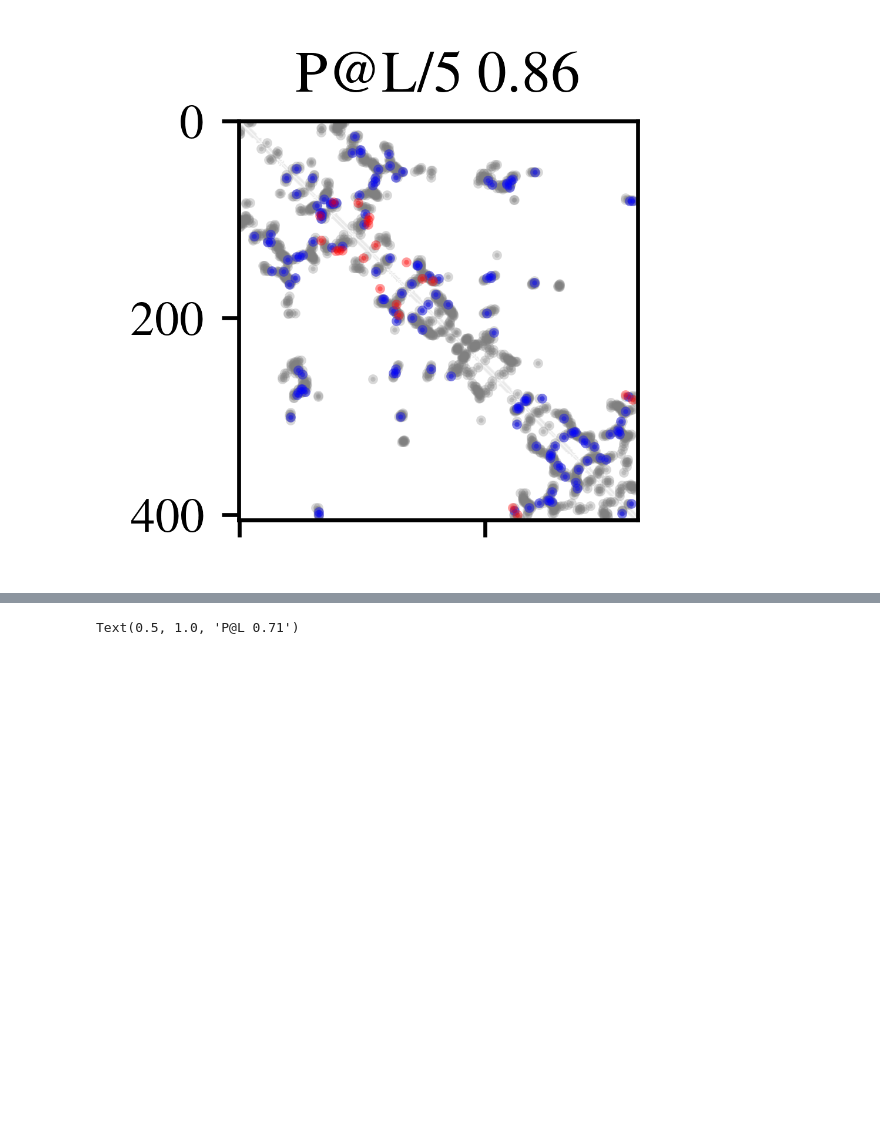
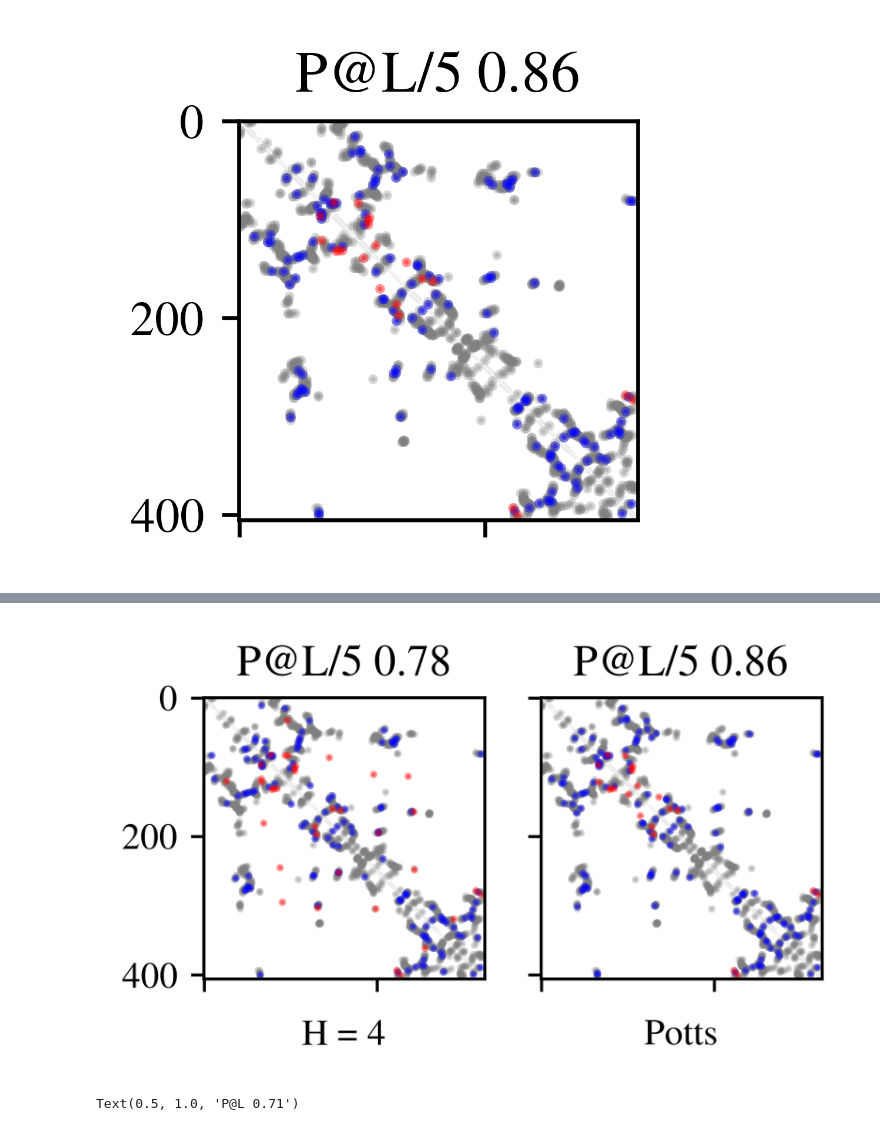
Before and after one commit to songlab-cal/factored-attention, a Jupyter notebook: plot_contacts_for_run_fig2.ipynb, the cells around one changed output, grey strips where cells are left out. Saved outputs shown, nothing was run; the diff lists cells and outputs as text; code cells hidden in the pictures; blank space fills up the shorter version.

```diff
--- a/plot_contacts_for_run_fig2.ipynb
+++ b/plot_contacts_for_run_fig2.ipynb
@@ -71,3 +121,26 @@ plt.savefig('contact_potts_3n2a_1_A.pdf', dpi=600, bbox_inches="tight")
+# %%
+# subplot with 3n2a figures, p@L
+
+fig, ax = plt.subplots(figsize=(3, 3/2.0), ncols=2, dpi=600, sharey=True, sharex=True)
+
+point_size = 1
+cutoff=5
+
+cur_ax = ax[0]
+plot_colored_preds_on_trues(apc(fatt_3n2a.get_contacts()), fatt_3n2a._true_contacts, point_size=point_size, cutoff=cutoff, ax=cur_ax)
+cur_ax.set_title(f"P@L/5 {fatt_3n2a.get_precision(do_apc=True, cutoff=cutoff):.2f}")
+cur_ax.set_xlabel('H = 4')
+cur_ax.set_xticklabels([])
+
+cur_ax = ax[1]
+plot_colored_preds_on_trues(apc(potts_3n2a.get_contacts()), potts_3n2a._true_contacts, point_size=point_size, cutoff=cutoff, ax=cur_ax)
+cur_ax.set_title(f"P@L/5 {potts_3n2a.get_precision(do_apc=True, cutoff=cutoff):.2f}")
+cur_ax.set_xlabel('Potts')
+cur_ax.set_xticklabels([])
+
+plt.savefig('contact_maps_3n2a_p_L_5.pdf', dpi=600, bbox_inches="tight", pad_inches=0.1)
+# %% [output]
+[figure, added]
 # %%
 # fatt 2bfw
 fatt_2bfw_runid = 'proteins/iclr2021-rebuttal/hfefy7co'.split('/')[-1]
```
Also changed, not shown: parts of 5 cells of this notebook, 1 other file.
